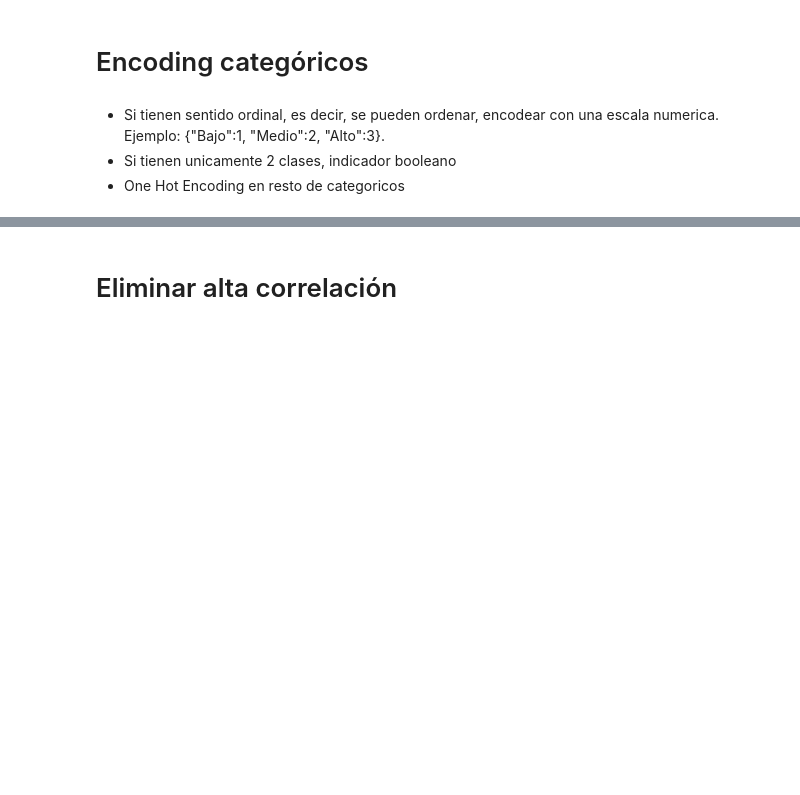
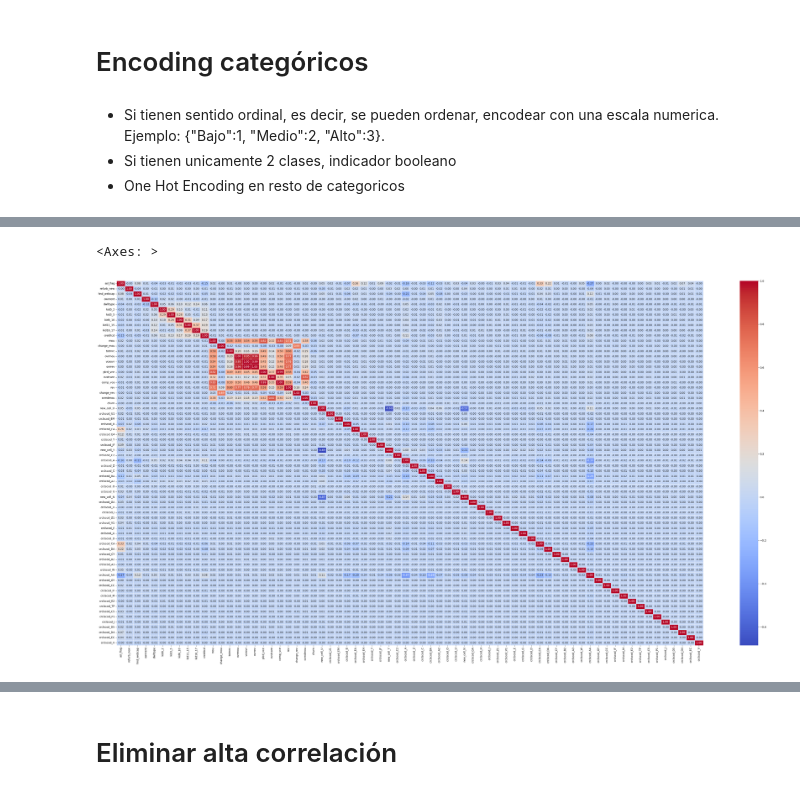
Before and after one commit to morenourey/CHAT, a Jupyter notebook: ML_1_Preprocessing.ipynb, the cells around one changed output, grey strips where cells are left out. Drawn from its saved outputs; the diff is of its cells as text; code cells hidden in the pictures; blank space fills up the shorter version.

```diff
--- a/ML_1_Preprocessing.ipynb
+++ b/ML_1_Preprocessing.ipynb
@@ -333,0 +697,3 @@ memory usage: 7.9 MB
+# %%
+# se seleccionan las columnas con una importancia mayor a 0.1%
+columnas = imp[imp > (0.1)/1000].index.to_list()
@@ -333,0 +704,2 @@ memory usage: 7.9 MB
+# %%
+one_hot_encoded_clean_df = one_hot_encoded_df[columnas]
@@ -333,0 +726,2 @@ memory usage: 7.9 MB
+# %%
+final_df2 = pd.concat([numerical_columns, one_hot_encoded_clean_df], axis=1)
@@ -333,0 +748,8 @@ memory usage: 7.9 MB
+# %%
+corr = final_df2.corr()
+# %%
+plt.rcParams["figure.figsize"] = 50,25
+sns.heatmap(corr,cmap='coolwarm',annot= True, fmt='.2f',linewidths=.5)
+# %% [output]
+<Axes: >
+[figure, added]
```
Also changed, not shown: parts of 73 cells of this notebook.
